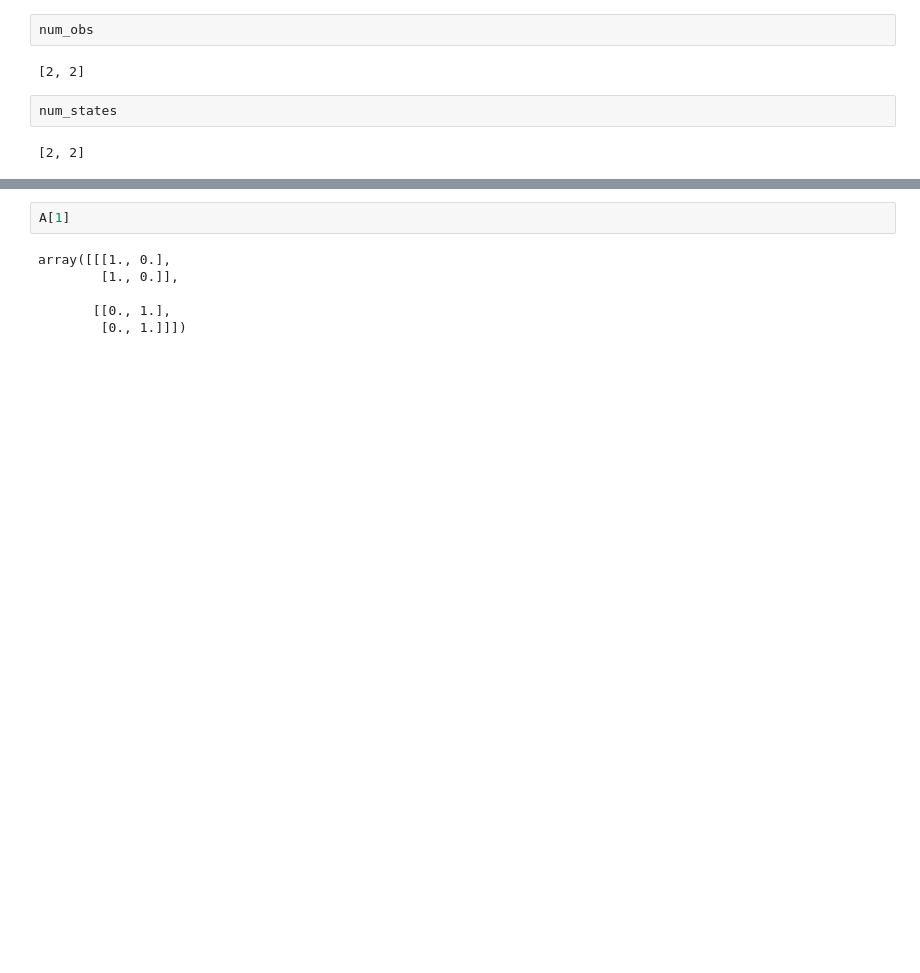
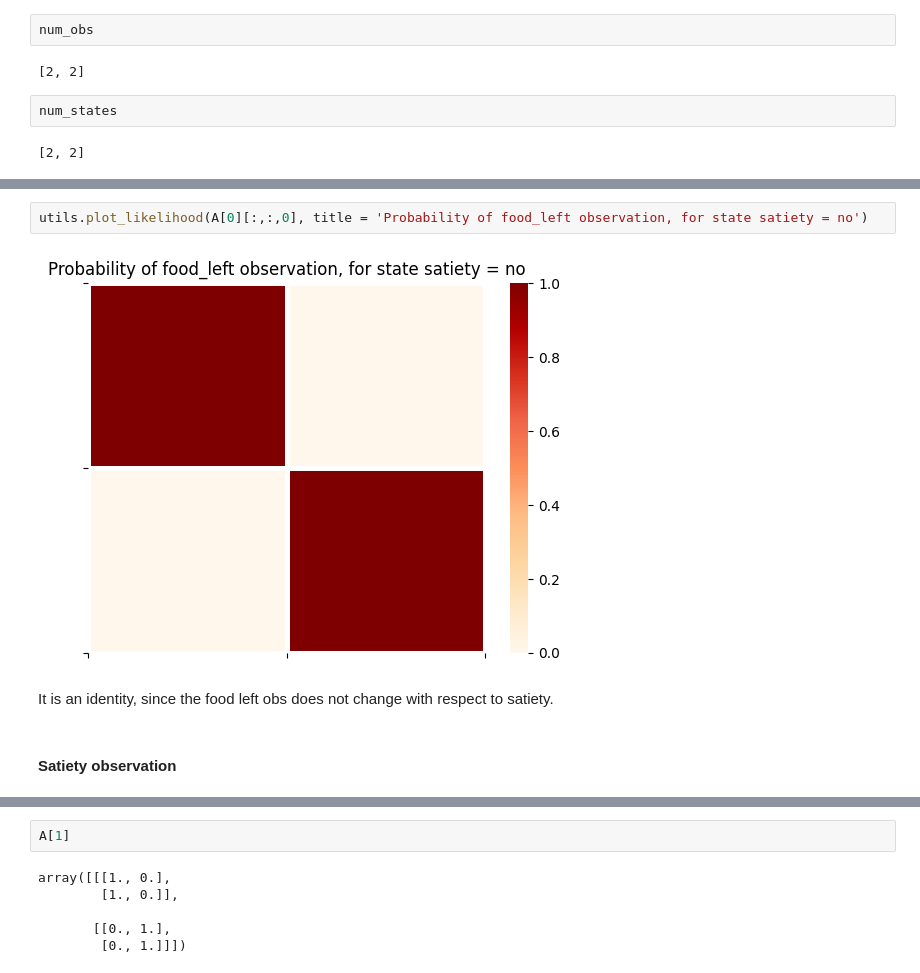
Before and after one commit to mahault/Multi-agent-sustainability, a Jupyter notebook: Sust_AIF.ipynb, the cells around one changed output, grey strips where cells are left out. Cells and saved outputs as stored; diff of their text form; blank space fills up the shorter version.

```diff
--- a/Sust_AIF.ipynb
+++ b/Sust_AIF.ipynb
@@ -129,0 +178,8 @@ array([[[1., 1.],
+# %%
+utils.plot_likelihood(A[0][:,:,0], title = 'Probability of food_left observation, for state satiety = no')
+# %% [output]
+[figure, added]
+# %% [markdown]
+It is an identity, since the food left obs does not change with respect to satiety.
+# %% [markdown]
+#### Satiety observation
```
Also changed, not shown: parts of 330 cells of this notebook.
